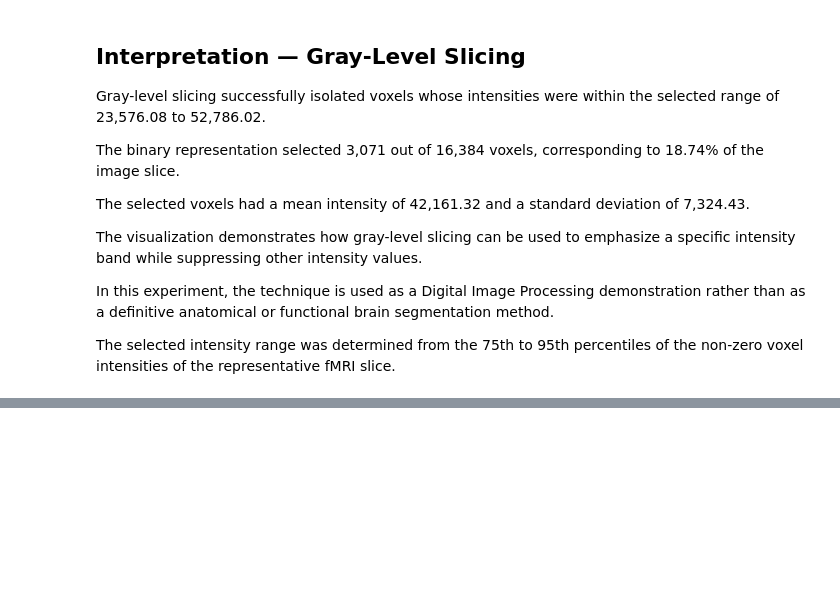
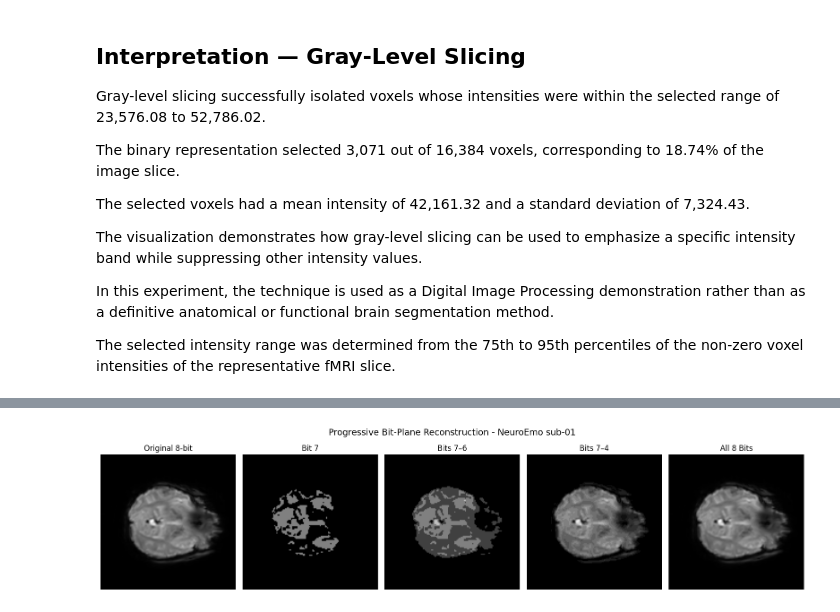
Before and after one commit to SharveshC/DIP_Capstone, a Jupyter notebook: notebook/samp.ipynb, the cells around one changed output, grey strips where cells are left out. Saved outputs shown, nothing was run; the diff lists cells and outputs as text; code cells hidden in the pictures; blank space fills up the shorter version.

```diff
--- a/notebook/samp.ipynb
+++ b/notebook/samp.ipynb
@@ -2723,0 +3061,77 @@ fMRI slice.
+# %%
+# ============================================================
+# BIT-PLANE SLICING
+# Step 7: Visualize Progressive Reconstruction
+# ============================================================
+
+plt.figure(figsize=(16, 4))
+
+# Original
+plt.subplot(1, 5, 1)
+plt.imshow(
+    image_8bit,
+    cmap="gray",
+    origin="lower",
+    vmin=0,
+    vmax=255
+)
+plt.title("Original 8-bit")
+plt.axis("off")
+
+# Bit 7
+plt.subplot(1, 5, 2)
+plt.imshow(
+    reconstruction_bit7,
+    cmap="gray",
+    origin="lower",
+    vmin=0,
+    vmax=255
+)
+plt.title("Bit 7")
+plt.axis("off")
+
+# Bits 7-6
+plt.subplot(1, 5, 3)
+plt.imshow(
+    reconstruction_bits76,
+    cmap="gray",
+    origin="lower",
+    vmin=0,
+    vmax=255
+)
+plt.title("Bits 7–6")
+plt.axis("off")
+
+# Bits 7-4
+plt.subplot(1, 5, 4)
+plt.imshow(
+    reconstruction_bits74,
+    cmap="gray",
+    origin="lower",
+    vmin=0,
+    vmax=255
+)
+plt.title("Bits 7–4")
+plt.axis("off")
+
+# All bits
+plt.subplot(1, 5, 5)
+plt.imshow(
+    reconstruction_all,
+    cmap="gray",
+    origin="lower",
+    vmin=0,
+    vmax=255
+)
+plt.title("All 8 Bits")
+plt.axis("off")
+
+plt.suptitle(
+    "Progressive Bit-Plane Reconstruction - NeuroEmo sub-01",
+    fontsize=14
+)
+
+plt.tight_layout()
+plt.show()
+# %% [output]
+[figure, added]
```
Also changed, not shown: parts of 14 cells of this notebook.
